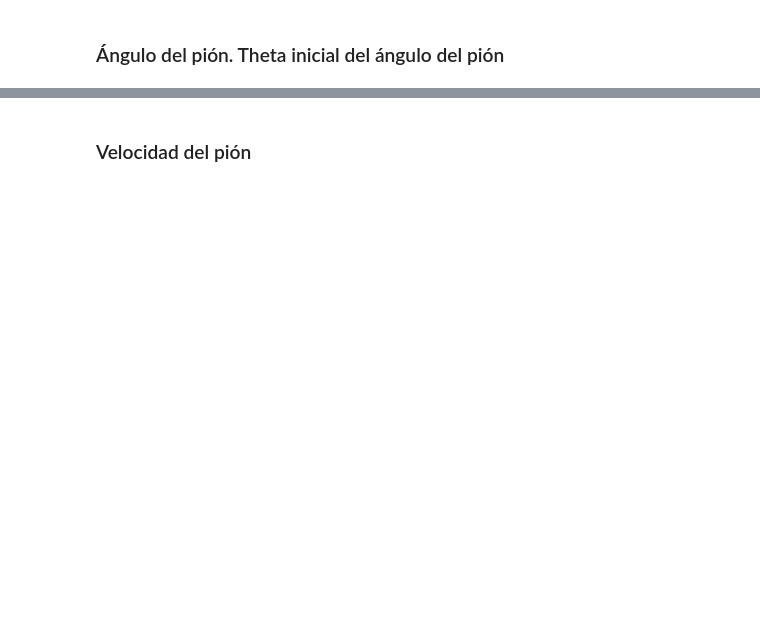
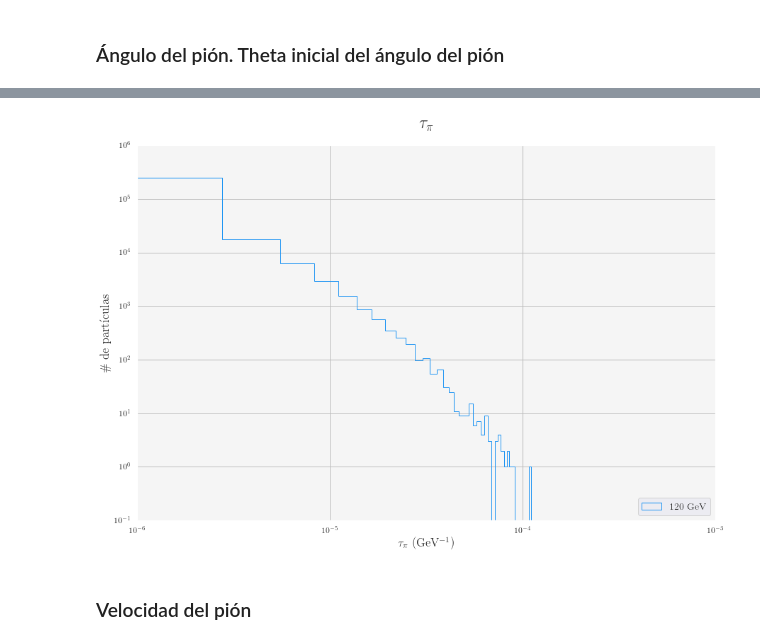
Before and after one commit to PCPUNMSM/summer-school-2020, a Jupyter notebook: week-4/decaimiento_pion.ipynb, the cells around one changed output, grey strips where cells are left out. Saved outputs shown, nothing was run; the diff lists cells and outputs as text; code cells hidden in the pictures; blank space fills up the shorter version.

```diff
--- a/week-4/decaimiento_pion.ipynb
+++ b/week-4/decaimiento_pion.ipynb
@@ -149,37 +161,40 @@ m_mu = 0.10566 # GeV, masa del muon
 tau_0_pi = 2.6 * 10 ** (-8)  # GeV, tiempo de vida media propio pion
 # %%
 # Equivalente a los tiempos de decaimiento de los piones
-g = E_rndm / m_pi * tau_0_pi * np.log(1 / (1 - np.random.uniform(size=(1,n))[0]))
+g = E_pi / m_pi * tau_0_pi * np.log(1 / (1 - np.random.uniform(size=(1,n))[0]))
 # %%
-fig = figure(4, figsize=(9.75 * 1.5, 6.50 * 1.5), frameon=False)
+fig = figure(4, figsize=(9.75 * 1.5, 6.50 * 1.5))#, frameon=False)
 axs = fig.add_subplot('111', facecolor=material_palette[-9])
 
 axs.hist(g, bins=n_bins, histtype="step", color=material_palette[5], label="120 GeV")
 
 axs.set_xscale("log")
 axs.set_xlim(10 ** -6, 10 ** -3)
-axs.set_xlabel("g")
+axs.set_xlabel("$\\tau_\pi$ (GeV$^{-1}$)")
 
 axs.set_yscale("log")
 axs.set_ylim(10 ** -1, 10 ** 6)
 axs.set_ylabel("\# de partículas")
 
-axs.set_title(r"Tiempo de decaimiento del pion")
+#axs.set_title(r"Tiempo de decaimiento del pion")
+axs.set_title(r"$\tau_\pi$")
 
 axs.legend(loc=4)
 axs.grid(linestyle='-', color=material_palette[-6])
-fig.tight_layout()
+#fig.tight_layout()
 
-inset_axs = fig.add_axes([.65, .6, .3, .3])
-inset_axs.hist(g, bins=n_bins, histtype="step", color=material_palette[5], label="120 GeV")
+#inset_axs = fig.add_axes([.65, .6, .3, .3])
+#inset_axs.hist(g, bins=n_bins, histtype="step", color=material_palette[5], label="120 GeV")
 
-inset_axs.set_xscale("log")
-inset_axs.set_xlim(10 ** -13, 10 ** -3)
+#inset_axs.set_xscale("log")
+#inset_axs.set_xlim(10 ** -13, 10 ** -3)
 
-inset_axs.set_yscale("log")
-inset_axs.set_ylim(10 ** -1, 10 ** 6)
+#inset_axs.set_yscale("log")
+#inset_axs.set_ylim(10 ** -1, 10 ** 6)
 
 show()
+# %% [output]
+[figure, added]
 # %% [markdown]
 ### Velocidad del pión
 # %%
```
Also changed, not shown: parts of 23 cells of this notebook.
